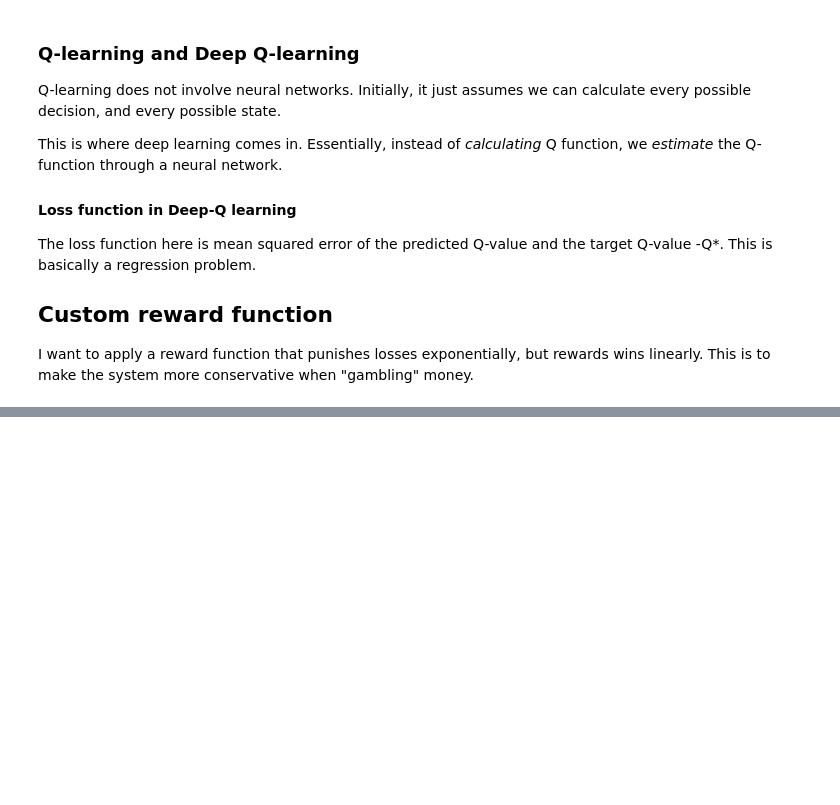
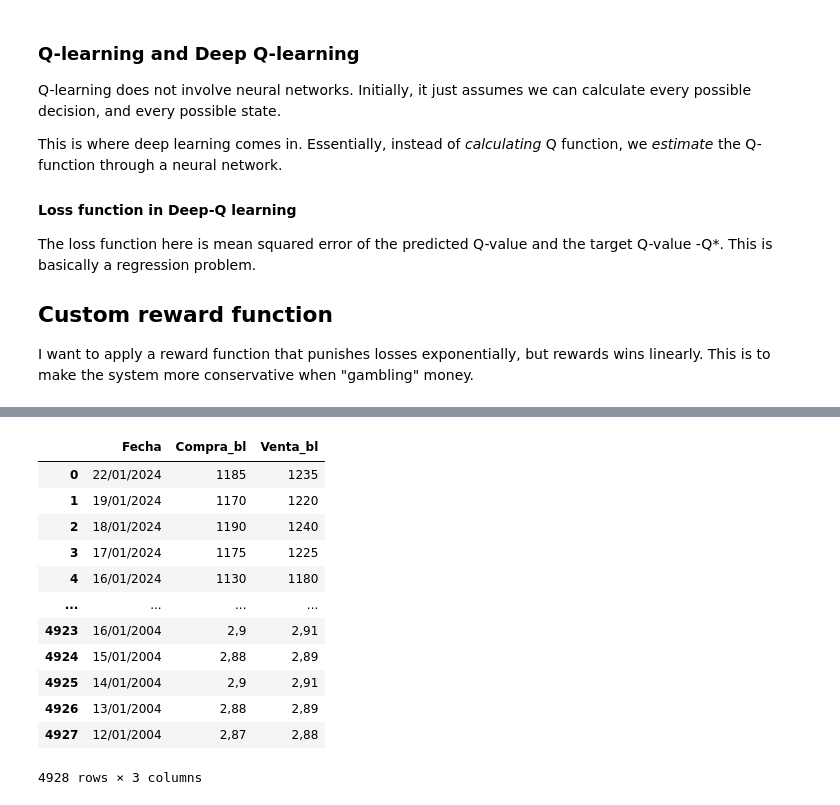
Before and after one commit to tenache/RL, a Jupyter notebook: projectRL.ipynb, the cells around one changed output, grey strips where cells are left out. Drawn from its saved outputs; the diff is of its cells as text; code cells hidden in the pictures; blank space fills up the shorter version.

```diff
--- a/projectRL.ipynb
+++ b/projectRL.ipynb
@@ -280,0 +293,16 @@ class BlobEnv:
+# %%
+dolar_blue
+# %% [output]
+|  | Fecha | Compra_bl | Venta_bl |
+| 0 | 22/01/2024 | 1185 | 1235 |
+| 1 | 19/01/2024 | 1170 | 1220 |
+| 2 | 18/01/2024 | 1190 | 1240 |
+| 3 | 17/01/2024 | 1175 | 1225 |
+| 4 | 16/01/2024 | 1130 | 1180 |
+| ... | ... | ... | ... |
+| 4923 | 16/01/2004 | 2,9 | 2,91 |
+| 4924 | 15/01/2004 | 2,88 | 2,89 |
+| 4925 | 14/01/2004 | 2,9 | 2,91 |
+| 4926 | 13/01/2004 | 2,88 | 2,89 |
+| 4927 | 12/01/2004 | 2,87 | 2,88 |
+4928 rows × 3 columns
```
Also changed, not shown: parts of 22 cells of this notebook, 6 other files.
